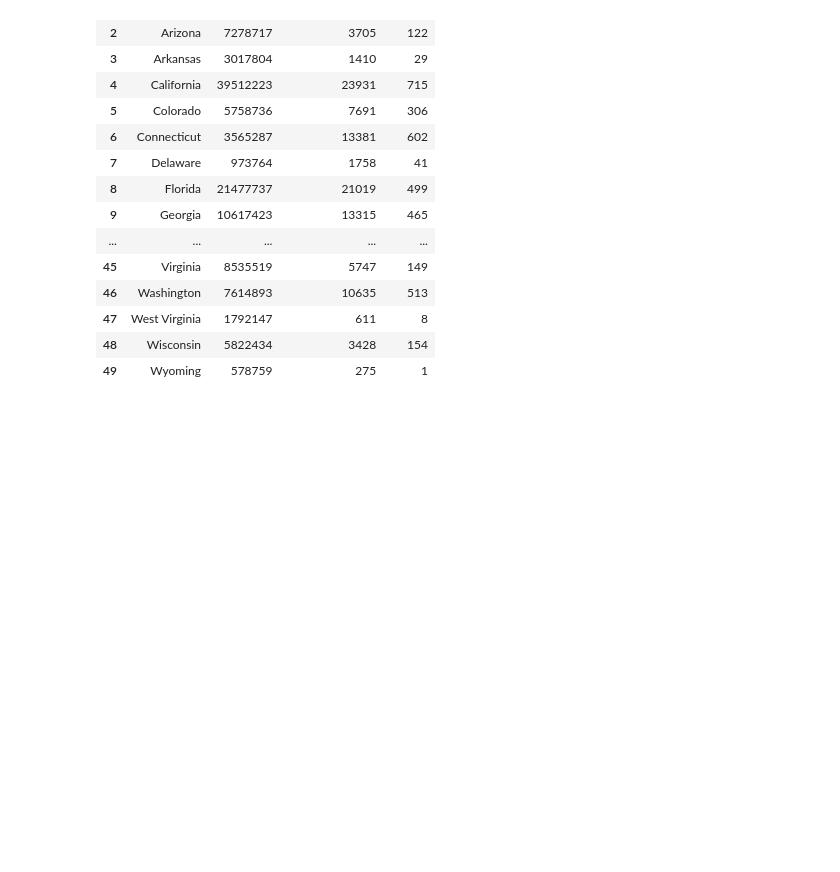
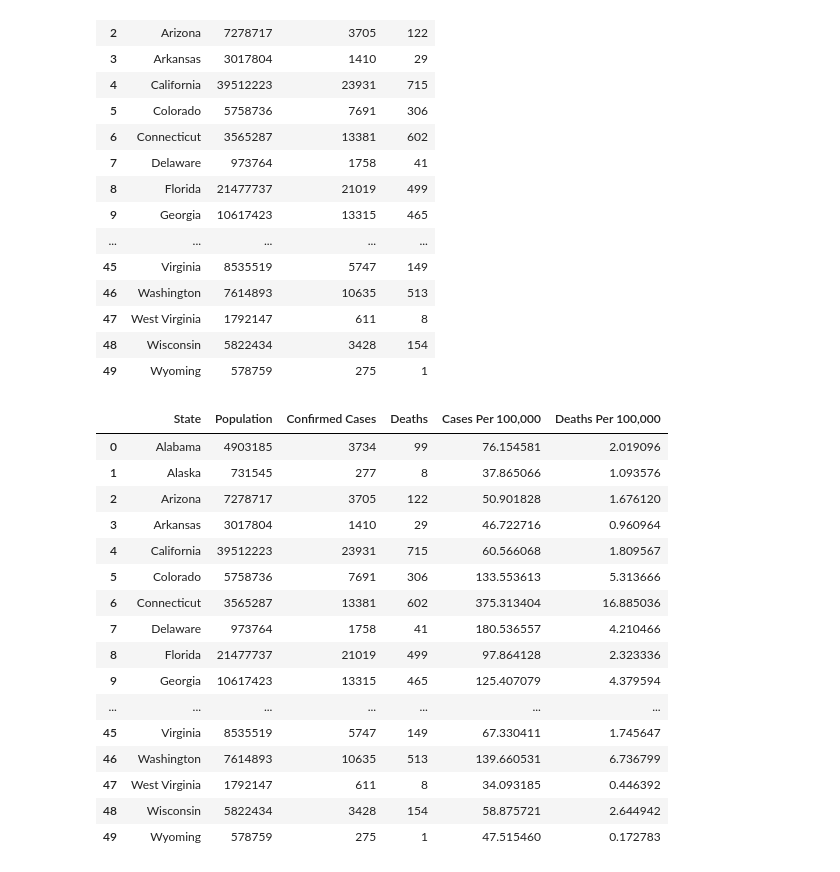
Before and after one commit to aaronrotman/project-one, a Jupyter notebook: main.ipynb, the cells around one changed output. Saved outputs shown, nothing was run; the diff lists cells and outputs as text; code cells hidden in the pictures; blank space fills up the shorter version.

Commit message:
Add cases per 100,000 and deaths per 100,000 columns

```diff
--- a/main.ipynb
+++ b/main.ipynb
@@ -268,3 +268,26 @@ covid_pop_df
 | 47 | West Virginia | 1792147 | 611 | 8 |
 | 48 | Wisconsin | 5822434 | 3428 | 154 |
 | 49 | Wyoming | 578759 | 275 | 1 |
+# %%
+# Add columns for cases and deaths per 100,000 residents
+covid_pop_df['Cases Per 100,000'] = covid_pop_df['Confirmed Cases']/covid_pop_df['Population']*100000
+covid_pop_df['Deaths Per 100,000'] = covid_pop_df['Deaths']/covid_pop_df['Population']*100000
+covid_pop_df
+# %% [output]
+|  | State | Population | Confirmed Cases | Deaths | Cases Per 100,000 | Deaths Per 100,000 |
+| 0 | Alabama | 4903185 | 3734 | 99 | 76.154581 | 2.019096 |
+| 1 | Alaska | 731545 | 277 | 8 | 37.865066 | 1.093576 |
+| 2 | Arizona | 7278717 | 3705 | 122 | 50.901828 | 1.676120 |
+| 3 | Arkansas | 3017804 | 1410 | 29 | 46.722716 | 0.960964 |
+| 4 | California | 39512223 | 23931 | 715 | 60.566068 | 1.809567 |
+| 5 | Colorado | 5758736 | 7691 | 306 | 133.553613 | 5.313666 |
+| 6 | Connecticut | 3565287 | 13381 | 602 | 375.313404 | 16.885036 |
+| 7 | Delaware | 973764 | 1758 | 41 | 180.536557 | 4.210466 |
+| 8 | Florida | 21477737 | 21019 | 499 | 97.864128 | 2.323336 |
+| 9 | Georgia | 10617423 | 13315 | 465 | 125.407079 | 4.379594 |
+| ... | ... | ... | ... | ... | ... | ... |
+| 45 | Virginia | 8535519 | 5747 | 149 | 67.330411 | 1.745647 |
+| 46 | Washington | 7614893 | 10635 | 513 | 139.660531 | 6.736799 |
+| 47 | West Virginia | 1792147 | 611 | 8 | 34.093185 | 0.446392 |
+| 48 | Wisconsin | 5822434 | 3428 | 154 | 58.875721 | 2.644942 |
+| 49 | Wyoming | 578759 | 275 | 1 | 47.515460 | 0.172783 |
```
Also changed, not shown: parts of 15 cells of this notebook.
